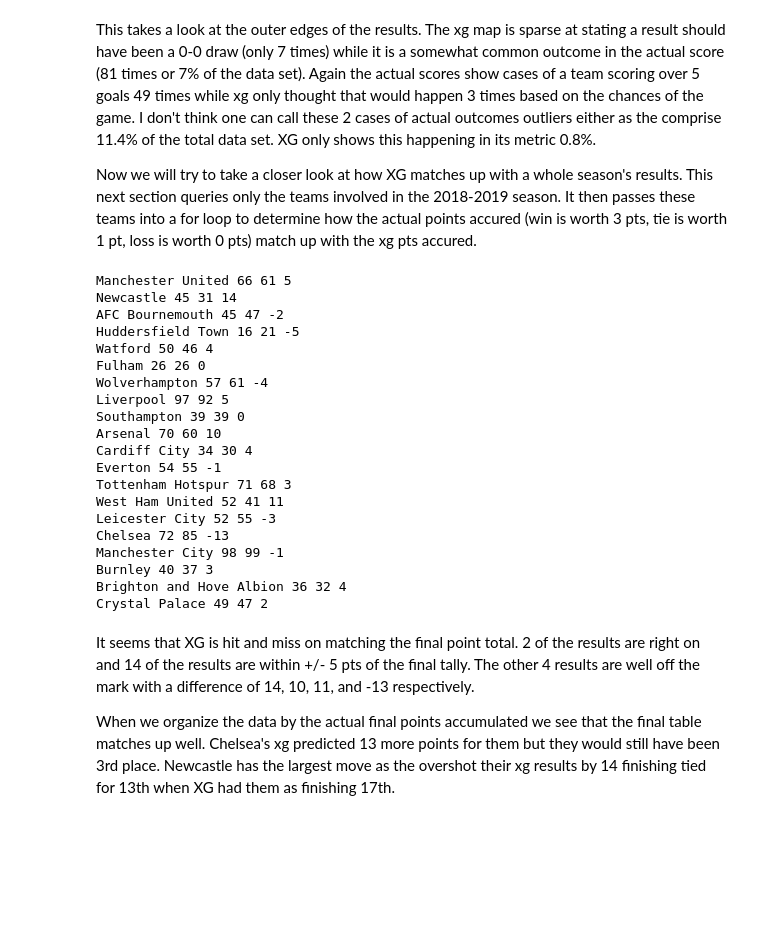
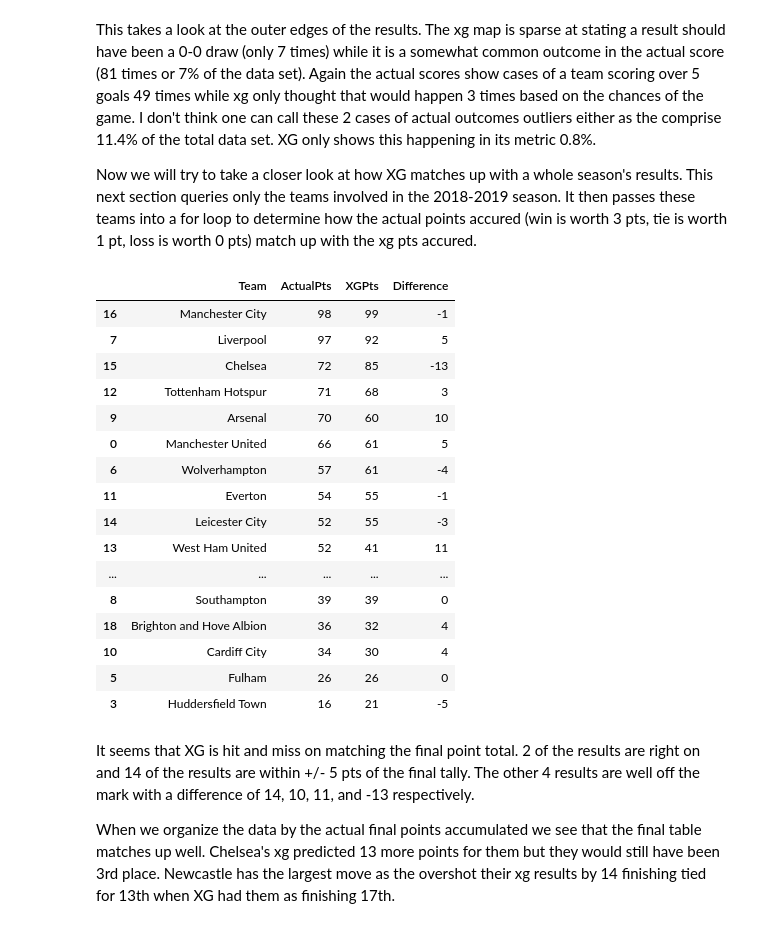
Before and after one commit to kyleb740/python_xg_epl, a Jupyter notebook: xgEpl.ipynb, the cells around one changed output. Drawn from its saved outputs; the diff is of its cells as text; code cells hidden in the pictures; blank space fills up the shorter version.

Commit message:
added to README, added gitignore, finalized last dataframe

```diff
--- a/xgEpl.ipynb
+++ b/xgEpl.ipynb
@@ -197,6 +197,8 @@ Now we will try to take a closer look at how XG matches up with a whole season's
 teamsUnique = pd.read_sql_query("""
     SELECT DISTINCT team1 FROM epl_table WHERE date BETWEEN '2018-08-01' AND '2019-06-01'""", con)
 teamsList = teamsUnique.iloc[:,0].tolist()
+
+totals_list = []
 def seasonComp(list):
     for i in list:
          query1 = pd.read_sql_query("""
@@ -207,54 +209,54 @@ def seasonComp(list):
                     then 1 END)*3 as Win
                 FROM epl_table WHERE team1='{}' and date BETWEEN '2018-08-01' AND '2019-06-01'
                 """.format(i), con)
          query2 = pd.read_sql_query("""
             SELECT
                 count(CASE WHEN score1 == score2
                     then 1 END) as Tie,
                 count(CASE WHEN score1 < score2
                     then 1 END)*3 as Win
                 FROM epl_table WHERE team2='{}' and date BETWEEN '2018-08-01' AND '2019-06-01'
                 """.format(i), con)
          queryxg1 = pd.read_sql_query("""
             SELECT
                 count(CASE WHEN abs(xg1 - xg2) <= .5
                     then 1 END) as Tie,
                 count(CASE WHEN xg1 > (xg2 + .5)
                     then 1 END)*3 as Win
                 FROM epl_table WHERE team1='{}' and date BETWEEN '2018-08-01' AND '2019-06-01'
                 """.format(i), con)
          queryxg2 = pd.read_sql_query("""
             SELECT
                 count(CASE WHEN abs(xg1 - xg2) <= .5
                     then 1 END) as Tie,
                 count(CASE WHEN (xg1 + .5) < xg2
                     then 1 END)*3 as Win
                 FROM epl_table WHERE team2='{}' and date BETWEEN '2018-08-01' AND '2019-06-01'
                 """.format(i), con)
-         print(i, (sum(query1.loc[0].values) + sum(query2.loc[0].values)), (sum(queryxg1.loc[0].values) + sum(queryxg2.loc[0].values)), (sum(query1.loc[0].values) + sum(query2.loc[0].values)) - (sum(queryxg1.loc[0].values) + sum(queryxg2.loc[0].values)))
+
+         totals_list.append([i, (sum(query1.loc[0].values) + sum(query2.loc[0].values)), (sum(queryxg1.loc[0].values) + sum(queryxg2.loc[0].values)), (sum(query1.loc[0].values) + sum(query2.loc[0].values)) - (sum(queryxg1.loc[0].values) + sum(queryxg2.loc[0].values))])
 
 seasonComp(teamsList)
+new_df = pd.DataFrame(totals_list, columns=['Team', 'ActualPts', 'XGPts', 'Difference'])
+new_df.sort_values(by=['ActualPts'], ascending=False)
 # %% [output]
-Manchester United 66 61 5
-Newcastle 45 31 14
-AFC Bournemouth 45 47 -2
-Huddersfield Town 16 21 -5
-Watford 50 46 4
-Fulham 26 26 0
-Wolverhampton 57 61 -4
-Liverpool 97 92 5
-Southampton 39 39 0
-Arsenal 70 60 10
-Cardiff City 34 30 4
-Everton 54 55 -1
-Tottenham Hotspur 71 68 3
-West Ham United 52 41 11
-Leicester City 52 55 -3
-Chelsea 72 85 -13
-Manchester City 98 99 -1
-Burnley 40 37 3
-Brighton and Hove Albion 36 32 4
-Crystal Palace 49 47 2
+|  | Team | ActualPts | XGPts | Difference |
+| 16 | Manchester City | 98 | 99 | -1 |
+| 7 | Liverpool | 97 | 92 | 5 |
+| 15 | Chelsea | 72 | 85 | -13 |
+| 12 | Tottenham Hotspur | 71 | 68 | 3 |
+| 9 | Arsenal | 70 | 60 | 10 |
+| 0 | Manchester United | 66 | 61 | 5 |
+| 6 | Wolverhampton | 57 | 61 | -4 |
+| 11 | Everton | 54 | 55 | -1 |
+| 14 | Leicester City | 52 | 55 | -3 |
+| 13 | West Ham United | 52 | 41 | 11 |
+| ... | ... | ... | ... | ... |
+| 8 | Southampton | 39 | 39 | 0 |
+| 18 | Brighton and Hove Albion | 36 | 32 | 4 |
+| 10 | Cardiff City | 34 | 30 | 4 |
+| 5 | Fulham | 26 | 26 | 0 |
+| 3 | Huddersfield Town | 16 | 21 | -5 |
 # %% [markdown]
 It seems that XG is hit and miss on matching the final point total.  2 of the results are right on and 14 of the results are within +/- 5 pts of the final tally.  The other 4 results are well off the mark with a difference of 14, 10, 11, and -13 respectively.
 
```
Also changed, not shown: parts of 1 cell of this notebook, 2 other files.
